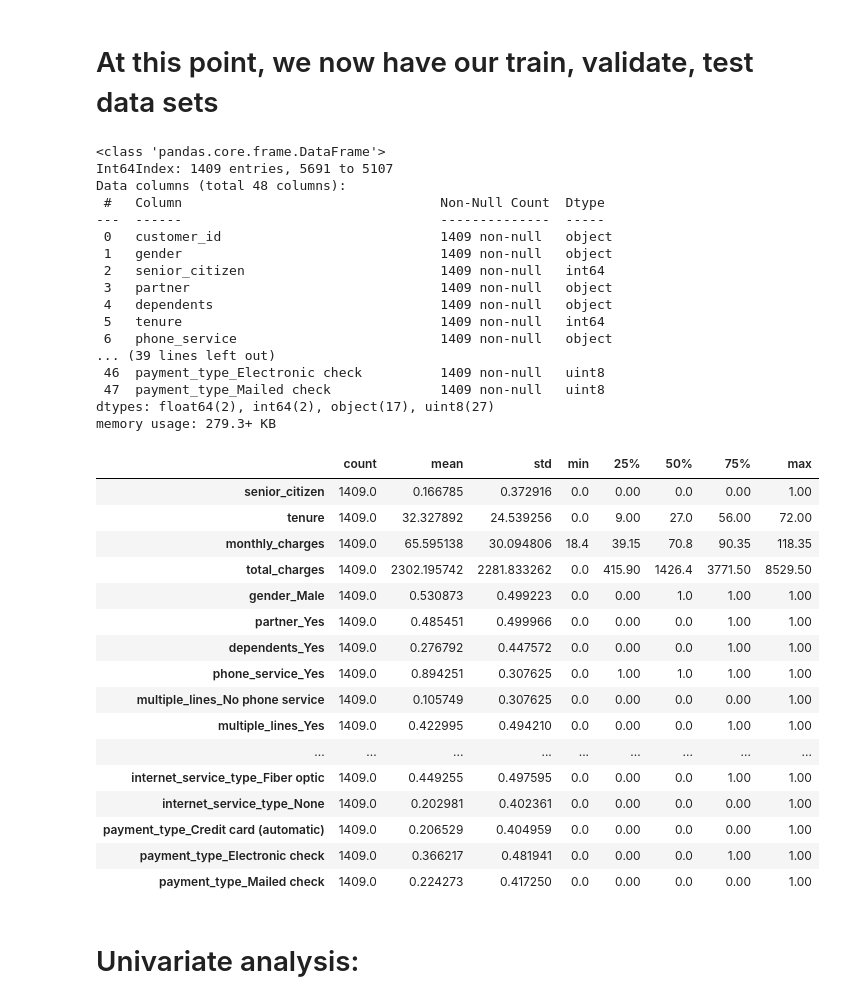
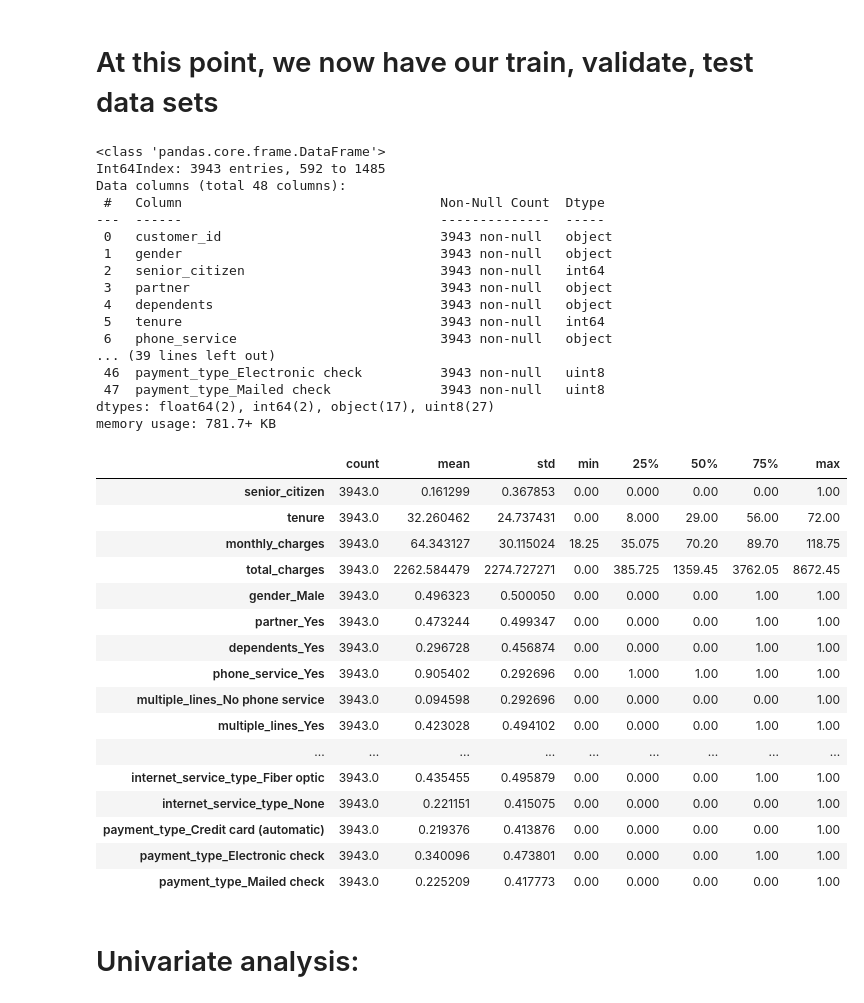
Before and after one commit to brianclements03/classification-exercises, a Jupyter notebook: telco_data_exploration.ipynb, the cells around one changed output. Saved outputs shown, nothing was run; the diff lists cells and outputs as text; code cells hidden in the pictures.

```diff
--- a/telco_data_exploration.ipynb
+++ b/telco_data_exploration.ipynb
@@ -100,45 +100,45 @@ telco_test: (1409, 48)
 # %% [markdown]
 # At this point, we now have our train, validate, test data sets
 # %%
-telco_test.info()
+telco_train.info()
 # %% [output]
 <class 'pandas.core.frame.DataFrame'>
-Int64Index: 1409 entries, 5691 to 5107
+Int64Index: 3943 entries, 592 to 1485
 Data columns (total 48 columns):
  #   Column                                 Non-Null Count  Dtype
 ---  ------                                 --------------  -----
- 0   customer_id                            1409 non-null   object
- 1   gender                                 1409 non-null   object
- 2   senior_citizen                         1409 non-null   int64
- 3   partner                                1409 non-null   object
- 4   dependents                             1409 non-null   object
- 5   tenure                                 1409 non-null   int64
- 6   phone_service                          1409 non-null   object
+ 0   customer_id                            3943 non-null   object
+ 1   gender                                 3943 non-null   object
+ 2   senior_citizen                         3943 non-null   int64
+ 3   partner                                3943 non-null   object
+ 4   dependents                             3943 non-null   object
+ 5   tenure                                 3943 non-null   int64
+ 6   phone_service                          3943 non-null   object
 ... (39 lines left out)
- 46  payment_type_Electronic check          1409 non-null   uint8
- 47  payment_type_Mailed check              1409 non-null   uint8
+ 46  payment_type_Electronic check          3943 non-null   uint8
+ 47  payment_type_Mailed check              3943 non-null   uint8
 dtypes: float64(2), int64(2), object(17), uint8(27)
-memory usage: 279.3+ KB
+memory usage: 781.7+ KB
 # %%
-telco_test.describe().T
+telco_train.describe().T
 # %% [output]
 |  | count | mean | std | min | 25% | 50% | 75% | max |
-| senior_citizen | 1409.0 | 0.166785 | 0.372916 | 0.0 | 0.00 | 0.0 | 0.00 | 1.00 |
-| tenure | 1409.0 | 32.327892 | 24.539256 | 0.0 | 9.00 | 27.0 | 56.00 | 72.00 |
-| monthly_charges | 1409.0 | 65.595138 | 30.094806 | 18.4 | 39.15 | 70.8 | 90.35 | 118.35 |
-| total_charges | 1409.0 | 2302.195742 | 2281.833262 | 0.0 | 415.90 | 1426.4 | 3771.50 | 8529.50 |
-| gender_Male | 1409.0 | 0.530873 | 0.499223 | 0.0 | 0.00 | 1.0 | 1.00 | 1.00 |
-| partner_Yes | 1409.0 | 0.485451 | 0.499966 | 0.0 | 0.00 | 0.0 | 1.00 | 1.00 |
-| dependents_Yes | 1409.0 | 0.276792 | 0.447572 | 0.0 | 0.00 | 0.0 | 1.00 | 1.00 |
-| phone_service_Yes | 1409.0 | 0.894251 | 0.307625 | 0.0 | 1.00 | 1.0 | 1.00 | 1.00 |
-| multiple_lines_No phone service | 1409.0 | 0.105749 | 0.307625 | 0.0 | 0.00 | 0.0 | 0.00 | 1.00 |
-| multiple_lines_Yes | 1409.0 | 0.422995 | 0.494210 | 0.0 | 0.00 | 0.0 | 1.00 | 1.00 |
+| senior_citizen | 3943.0 | 0.161299 | 0.367853 | 0.00 | 0.000 | 0.00 | 0.00 | 1.00 |
+| tenure | 3943.0 | 32.260462 | 24.737431 | 0.00 | 8.000 | 29.00 | 56.00 | 72.00 |
+| monthly_charges | 3943.0 | 64.343127 | 30.115024 | 18.25 | 35.075 | 70.20 | 89.70 | 118.75 |
+| total_charges | 3943.0 | 2262.584479 | 2274.727271 | 0.00 | 385.725 | 1359.45 | 3762.05 | 8672.45 |
+| gender_Male | 3943.0 | 0.496323 | 0.500050 | 0.00 | 0.000 | 0.00 | 1.00 | 1.00 |
+| partner_Yes | 3943.0 | 0.473244 | 0.499347 | 0.00 | 0.000 | 0.00 | 1.00 | 1.00 |
+| dependents_Yes | 3943.0 | 0.296728 | 0.456874 | 0.00 | 0.000 | 0.00 | 1.00 | 1.00 |
+| phone_service_Yes | 3943.0 | 0.905402 | 0.292696 | 0.00 | 1.000 | 1.00 | 1.00 | 1.00 |
+| multiple_lines_No phone service | 3943.0 | 0.094598 | 0.292696 | 0.00 | 0.000 | 0.00 | 0.00 | 1.00 |
+| multiple_lines_Yes | 3943.0 | 0.423028 | 0.494102 | 0.00 | 0.000 | 0.00 | 1.00 | 1.00 |
 | ... | ... | ... | ... | ... | ... | ... | ... | ... |
-| internet_service_type_Fiber optic | 1409.0 | 0.449255 | 0.497595 | 0.0 | 0.00 | 0.0 | 1.00 | 1.00 |
-| internet_service_type_None | 1409.0 | 0.202981 | 0.402361 | 0.0 | 0.00 | 0.0 | 0.00 | 1.00 |
-| payment_type_Credit card (automatic) | 1409.0 | 0.206529 | 0.404959 | 0.0 | 0.00 | 0.0 | 0.00 | 1.00 |
-| payment_type_Electronic check | 1409.0 | 0.366217 | 0.481941 | 0.0 | 0.00 | 0.0 | 1.00 | 1.00 |
-| payment_type_Mailed check | 1409.0 | 0.224273 | 0.417250 | 0.0 | 0.00 | 0.0 | 0.00 | 1.00 |
+| internet_service_type_Fiber optic | 3943.0 | 0.435455 | 0.495879 | 0.00 | 0.000 | 0.00 | 1.00 | 1.00 |
+| internet_service_type_None | 3943.0 | 0.221151 | 0.415075 | 0.00 | 0.000 | 0.00 | 0.00 | 1.00 |
+| payment_type_Credit card (automatic) | 3943.0 | 0.219376 | 0.413876 | 0.00 | 0.000 | 0.00 | 0.00 | 1.00 |
+| payment_type_Electronic check | 3943.0 | 0.340096 | 0.473801 | 0.00 | 0.000 | 0.00 | 1.00 | 1.00 |
+| payment_type_Mailed check | 3943.0 | 0.225209 | 0.417773 | 0.00 | 0.000 | 0.00 | 0.00 | 1.00 |
 # %% [markdown]
 # Univariate analysis:
 # %%
```
Also changed, not shown: parts of 5 cells of this notebook, 3 other files.
